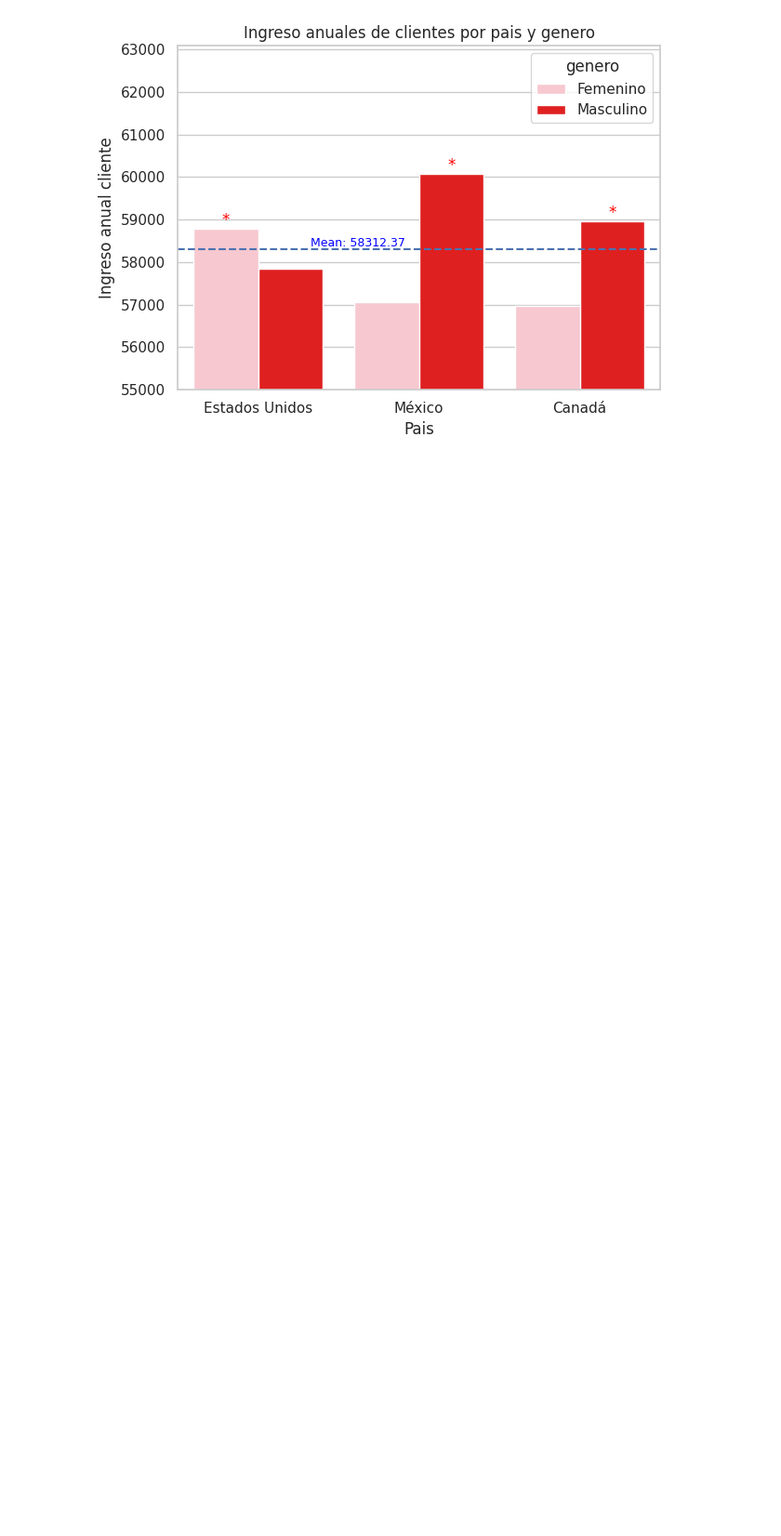
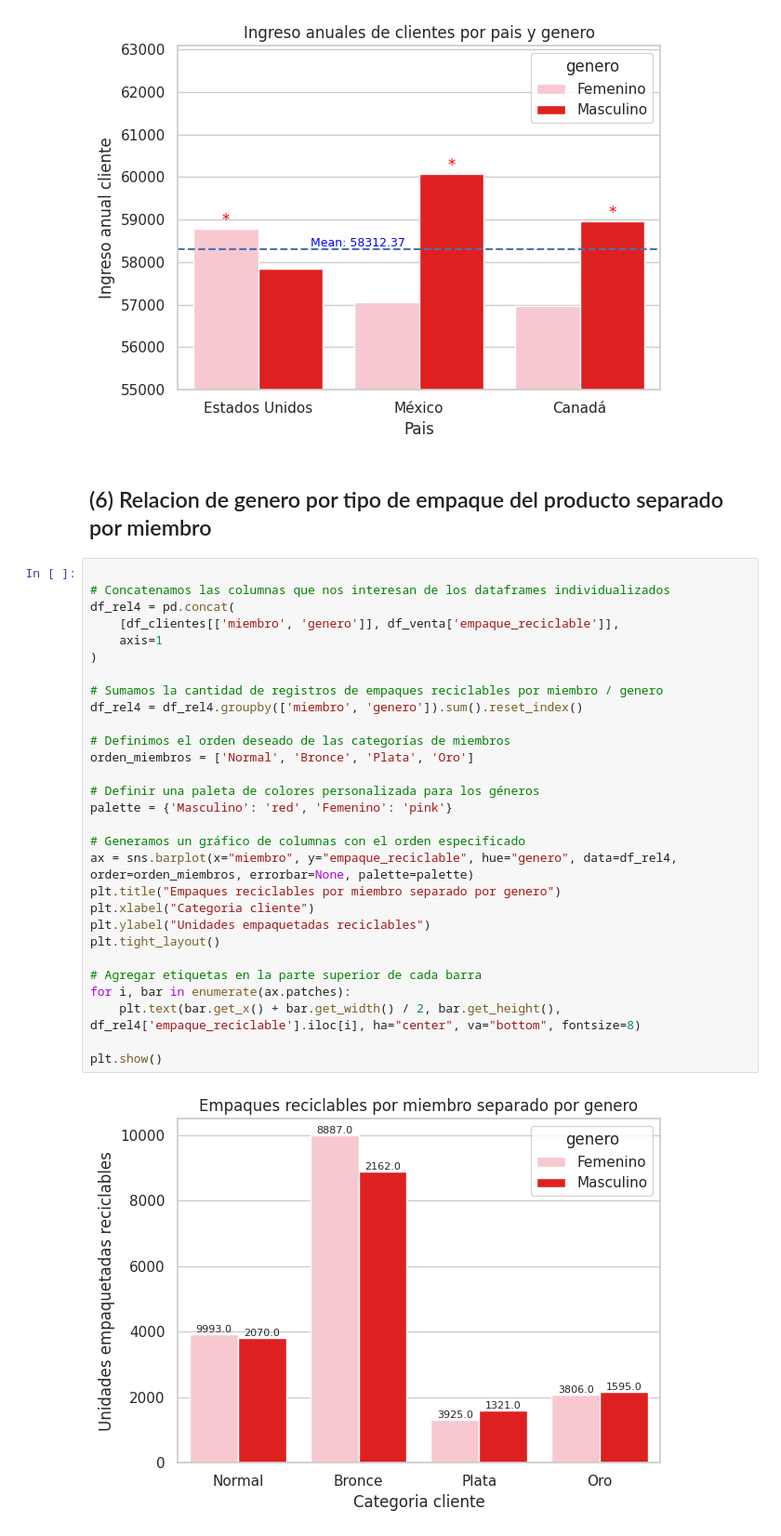
Before and after one commit to Bigote93/Coderhouse_React, a Jupyter notebook: EscenciaDelCliente.ipynb, the cells around one changed output. Shown at 93% size. Cells and saved outputs as stored; diff of their text form; blank space fills up the shorter version.

Commit message:
Relacion genero/empaquereciclable/miembro

```diff
--- a/EscenciaDelCliente.ipynb
+++ b/EscenciaDelCliente.ipynb
@@ -766,3 +768,36 @@ for i, bar in enumerate(plt.gca().patches):
 plt.show()
 # %% [output]
 [figure]
+# %% [markdown]
+## (6) Relacion de genero por tipo de empaque del producto separado por miembro
+# %%
+
+# Concatenamos las columnas que nos interesan de los dataframes individualizados
+df_rel4 = pd.concat(
+    [df_clientes[['miembro', 'genero']], df_venta['empaque_reciclable']],
+    axis=1
+)
+
+# Sumamos la cantidad de registros de empaques reciclables por miembro / genero
+df_rel4 = df_rel4.groupby(['miembro', 'genero']).sum().reset_index()
+
+# Definimos el orden deseado de las categorías de miembros
+orden_miembros = ['Normal', 'Bronce', 'Plata', 'Oro']
+
+# Definir una paleta de colores personalizada para los géneros
+palette = {'Masculino': 'red', 'Femenino': 'pink'}
+
+# Generamos un gráfico de columnas con el orden especificado
+ax = sns.barplot(x="miembro", y="empaque_reciclable", hue="genero", data=df_rel4, order=orden_miembros, errorbar=None, palette=palette)
+plt.title("Empaques reciclables por miembro separado por genero")
+plt.xlabel("Categoria cliente")
+plt.ylabel("Unidades empaquetadas reciclables")
+plt.tight_layout()
+
+# Agregar etiquetas en la parte superior de cada barra
+for i, bar in enumerate(ax.patches):
+    plt.text(bar.get_x() + bar.get_width() / 2, bar.get_height(), df_rel4['empaque_reciclable'].iloc[i], ha="center", va="bottom", fontsize=8)
+
+plt.show()
+# %% [output]
+[figure, added]
```
Also changed, not shown: parts of 2 cells of this notebook.
